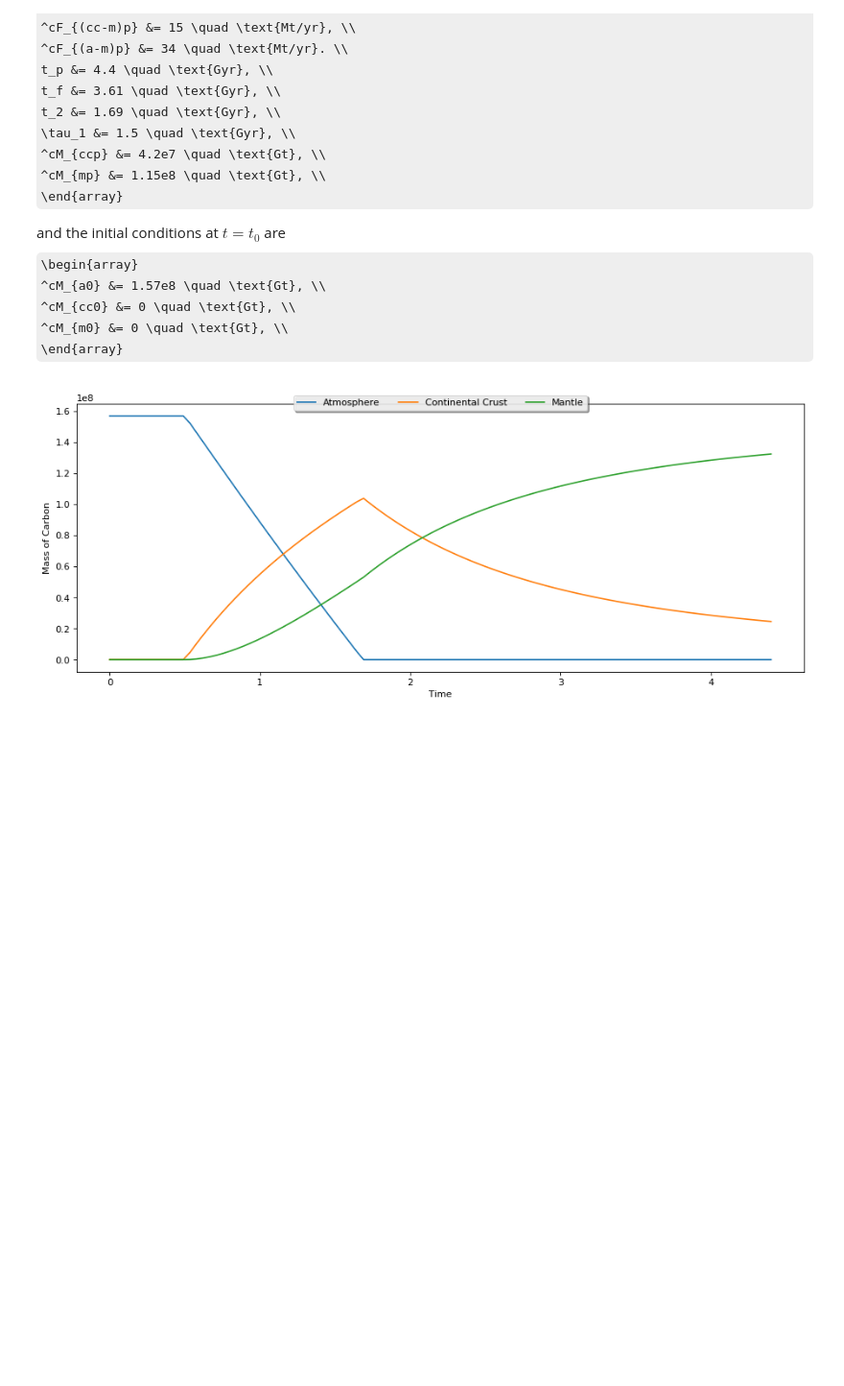
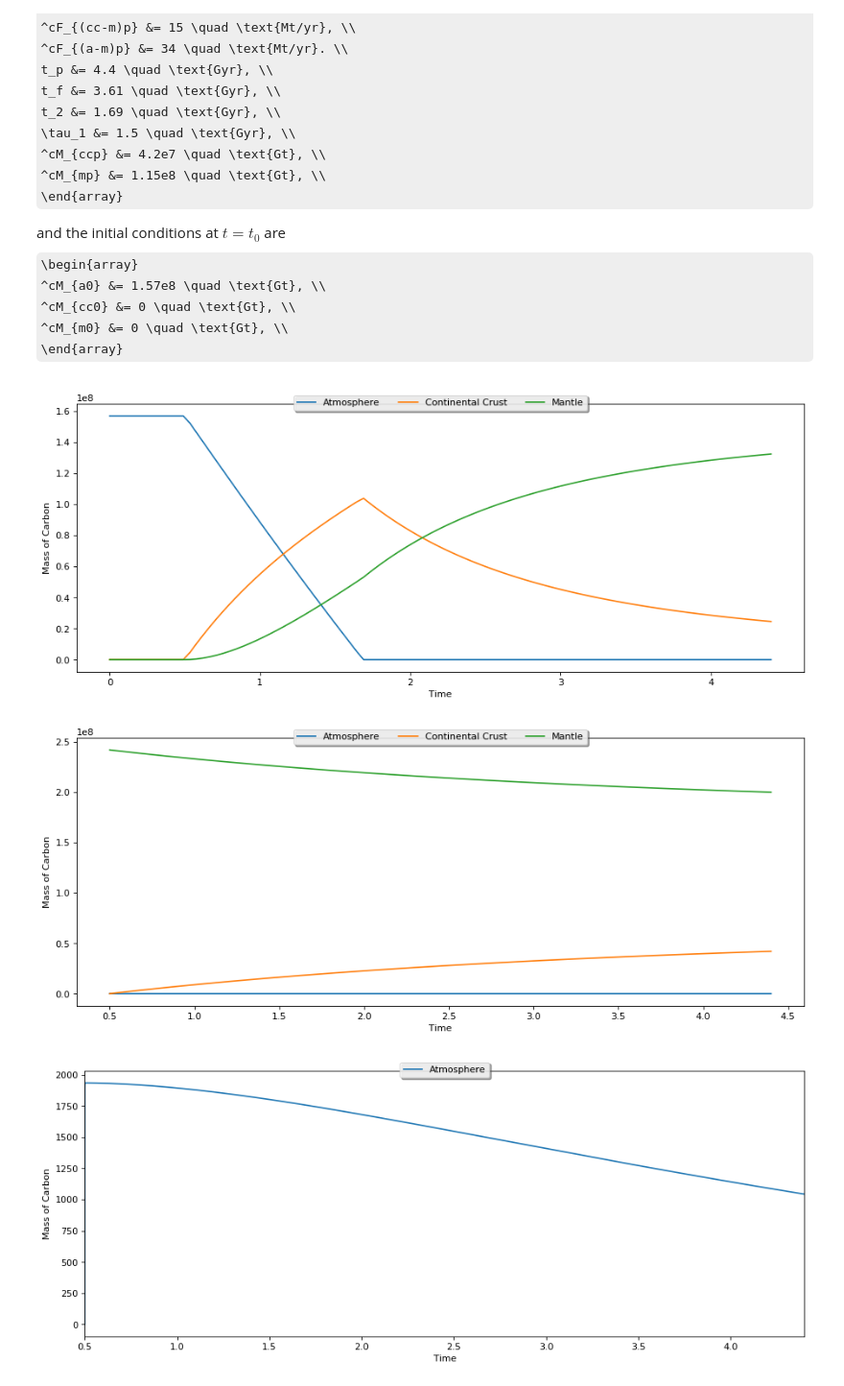
Before and after one commit to hlokavarapu/Geology_Journal, a Jupyter notebook: 00JUPYTER/Problem #2b.ipynb, the cells around one changed output. Shown: that part at 96% size. Drawn from its saved outputs; the diff is of its cells as text; code cells hidden in the pictures; some formulas as TeX source; blank space fills up the shorter version.

```diff
--- a/00JUPYTER/Problem #2b.ipynb
+++ b/00JUPYTER/Problem #2b.ipynb
@@ -13,8 +13,8 @@ Populating the interactive namespace from numpy and matplotlib
 def graph(t, solution):
     #t = np.linspace(t_0,t_p,ts)
     fig = plt.figure(1, figsize=(14,18), dpi= 80, facecolor='w', edgecolor='k')
-    #axes = plt.gca()
-    #axes.set_yscale('log')
+#     axes = plt.gca()
+#     axes.set_yscale('log')
 
     # Plot cMa as a function of time
     ax1 = fig.add_subplot(311)
@@ -33,5 +33,6 @@ def graph(t, solution):
     ax4.plot()
     plt.legend(loc='upper center', bbox_to_anchor=(0.5, 1.05), ncol=3, fancybox=True, shadow=True)
     #plt.xlim([2,2.02])
-    #plt.ylim([0,1e5])
+    #plt.ylim([1e9,1e2])
+    savefig('Model_2.png')
     plt.show()
@@ -483,3 +534,69 @@ def assemble_solve_ode(cMa0, cFccmp, cFamp):
 assemble_solve_ode(1.57e8, 15, 34)
 # %% [output]
 [figure]
+# %%
+def g(y, t, params):
+    cMa, cMcc, cMm = y
+    t_1, t_p, tf, tau_1, cMmp, cFmap, cMccp, cFccap = params
+
+    derivs = [(cMm/cMmp)*cFmap*exp((t_p - t)/tf) - cMa/tau_1 + (cMcc/cMccp)*cFccap*exp((t_p - t)/tf),
+              cMa/tau_1 - (cMcc/cMccp)*cFccap*exp((t_p - t)/tf),
+              -(cMm/cMmp)*cFmap*exp((t_p-t)/tf)]
+
+    return derivs
+
+def assemble_solve_ode(tau_1):
+    # Parameters
+    t_1 = 0.5 #Gyr
+    t_p = 4.4  #Gyr
+
+    #Updated tau_acc = tau_1 = 1e5
+    tau_1 = tau_1/1e9 #Gyr
+
+    tf = 3.61
+    ts = 1e4
+
+    # Updated 5.43 Mt/Yr
+    cFmap = (5.43/1000)*1e9 #Gt/Gyr
+    # Updated
+    cMmp = 2.0e8 #Gt
+
+    # Updated 5 Mt/yr
+    cFccap = (5/1000)*1e9 #Gt/Gyr
+    # Updated
+    cMccp = 4.2e7
+
+    # Initial values
+    cMa0 = 0
+    cMcc0 = 0
+    cMm0 = 2.42e8 #Gt
+
+    # Bundle parameters for ODE solver
+    params = [t_1, t_p, tf, tau_1, cMmp, cFmap, cMccp, cFccap]
+
+    # Bundle initial conditions for ODE solver
+    y0 = [cMa0, cMcc0, cMm0]
+
+    t = np.linspace(t_1,t_p,ts)
+
+    solution = odeint(g, y0, t, args=(params,))
+
+    graph(t,solution)
+    graph_atmosphere(t, solution)
+
+#     print(solution[:,0][1])
+#     print(solution[:,1][1])
+#     print(solution[:,2][1])
+
+
+tau_1_widget = widgets.FloatSlider(min=1e4,max=2e5,step=1e4,value=1e5, description="$tau_1$", readout_format=".2g")
+# cMa_t0_widget = widgets.FloatSlider(min=0.42e8,max=1.57e8,step=1e6,value=1.57e8, description="$^cM_{a}(t_0)$", readout_format=".3g")
+# cFccmp_widget = widgets.FloatSlider(min=0,max=40,step=2,value=13, description="$^cF_{ccmp}$", readout_format=".3g")
+
+w = widgets.interactive(assemble_solve_ode,
+                        tau_1 = tau_1_widget)
+
+display(w)
+# %% [output]
+[figure, added]
+[figure, added]
```
Also changed, not shown: parts of 2 cells of this notebook.
